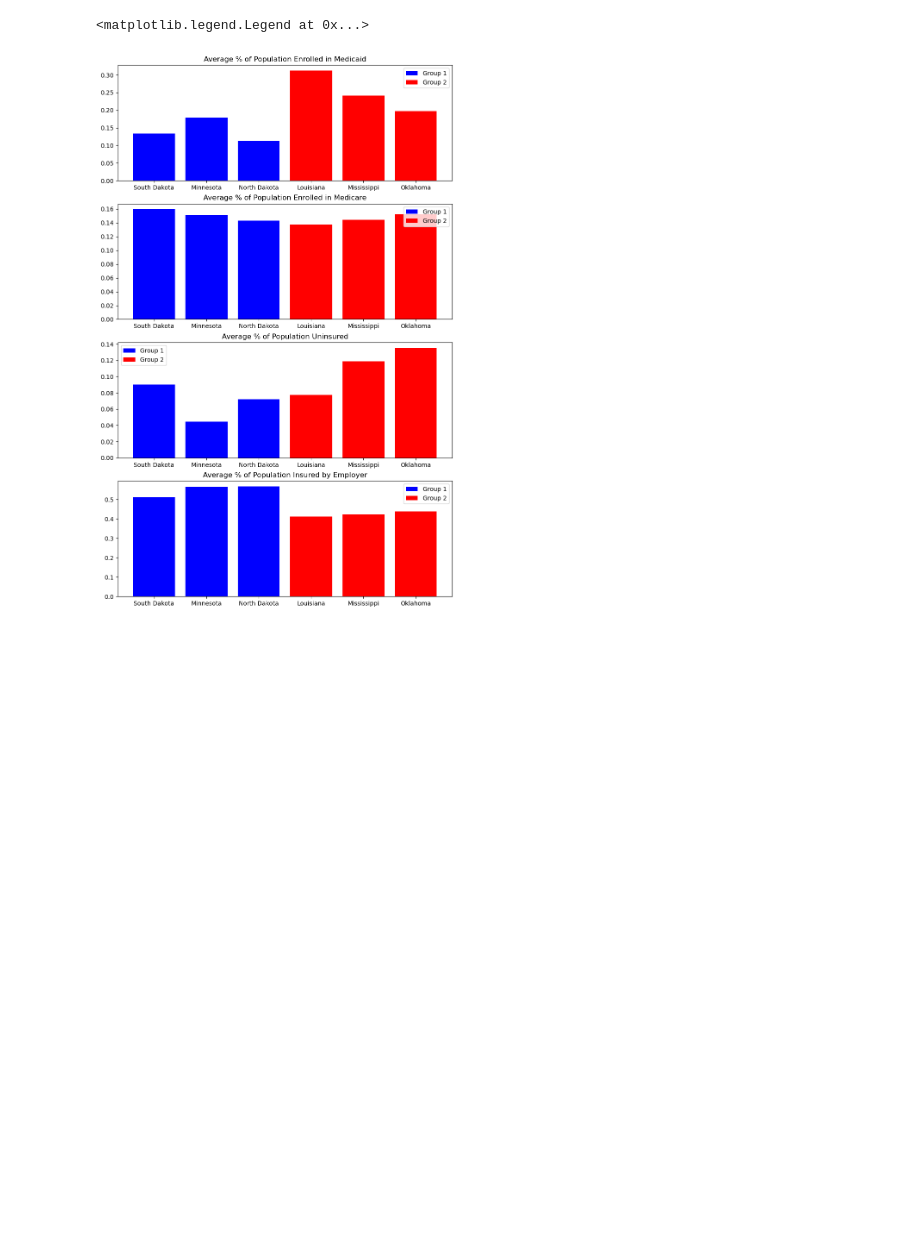
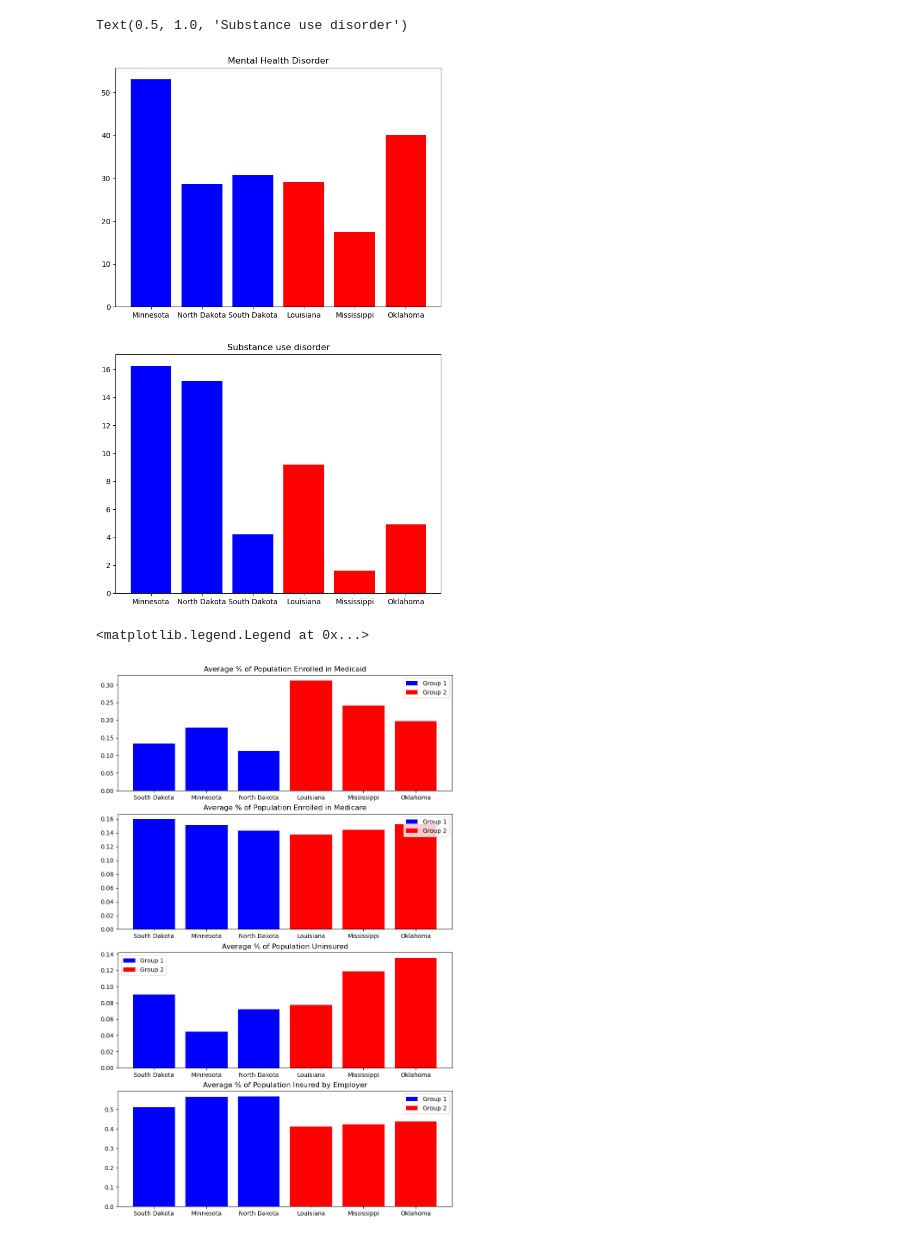
Before and after one commit to vjayne93/blue-team-project-1, a Jupyter notebook: luis-working-notebook.ipynb, the cells around one changed output. Saved outputs shown, nothing was run; the diff lists cells and outputs as text; code cells hidden in the pictures; blank space fills up the shorter version.

```diff
--- a/luis-working-notebook.ipynb
+++ b/luis-working-notebook.ipynb
@@ -114,3 +120,43 @@ med_enr_full_df =  pd.read_csv(med_enr_path)
+# %%
+# Leading cause of death
+
+
+group1_beh_health_clean_df = []
+for states in lower_states.index:
+    group1_beh_health_clean_df.append(beh_health_full_df.loc[(beh_health_full_df['State'] == states) &
+    (beh_health_full_df['Year'] != 2018)])
+group1_beh_health_clean_df =  pd.concat(group1_beh_health_clean_df, ignore_index = 'true')[['State', 'Year', 'Condition', 'RatePer1000Beneficiaries']]
+group1_beh_health_clean_df['RatePer1000Beneficiaries'] = group1_beh_health_clean_df['RatePer1000Beneficiaries'].str.replace(',', '').astype(float)
+group1_beh_health_clean_df = group1_beh_health_clean_df.groupby(['State', 'Condition'])['RatePer1000Beneficiaries'].mean().reset_index()
+group1_beh_health_clean_df = group1_beh_health_clean_df.set_index('Condition')
+
+group2_beh_health_clean_df = []
+for states in higher_states.index:
+    group2_beh_health_clean_df.append(beh_health_full_df.loc[(beh_health_full_df['State'] == states) &
+    (beh_health_full_df['Year'] != 2018)])
+group2_beh_health_clean_df =  pd.concat(group2_beh_health_clean_df, ignore_index = 'true')[['State', 'Year', 'Condition', 'RatePer1000Beneficiaries']]
+group2_beh_health_clean_df['RatePer1000Beneficiaries'] = pd.to_numeric(group2_beh_health_clean_df['RatePer1000Beneficiaries'].str.replace(',', ''), errors='coerce')
+group2_beh_health_clean_df = group2_beh_health_clean_df.groupby(['State', 'Condition'])['RatePer1000Beneficiaries'].mean().reset_index()
+
+group2_beh_health_clean_df = group2_beh_health_clean_df.set_index('Condition')
+
+
+fig, axs = plt.subplots(2, 1, figsize=(8, 13))
+
+axs[0].bar(group1_beh_health_clean_df.loc['Mental health disorder']['State'],
+           group1_beh_health_clean_df.loc['Mental health disorder']['RatePer1000Beneficiaries'], color='blue', label='Group 1')
+axs[0].bar(group2_beh_health_clean_df.loc['Mental health disorder']['State'],
+           group2_beh_health_clean_df.loc['Mental health disorder']['RatePer1000Beneficiaries'], color='red', label='Group 1')
+axs[0].set_title('Mental Health Disorder')
+
+axs[1].bar(group1_beh_health_clean_df.loc['Substance use disorder']['State'],
+           group1_beh_health_clean_df.loc['Substance use disorder']['RatePer1000Beneficiaries'], color='blue', label='Group 1')
+axs[1].bar(group2_beh_health_clean_df.loc['Substance use disorder']['State'],
+           group2_beh_health_clean_df.loc['Substance use disorder']['RatePer1000Beneficiaries'], color='red', label='Group 1')
+axs[1].set_title('Substance use disorder')
+# %% [output]
+Text(0.5, 1.0, 'Substance use disorder')
+[figure, added]
 # %%
 #Uninsured and Insured Data Set
 in_clean_df = pd.merge(unin_2019_full_df[['Location', 'Medicaid', 'Medicare', 'Uninsured', 'Employer']],
```
Also changed, not shown: parts of 4 cells of this notebook, 2 other files.
